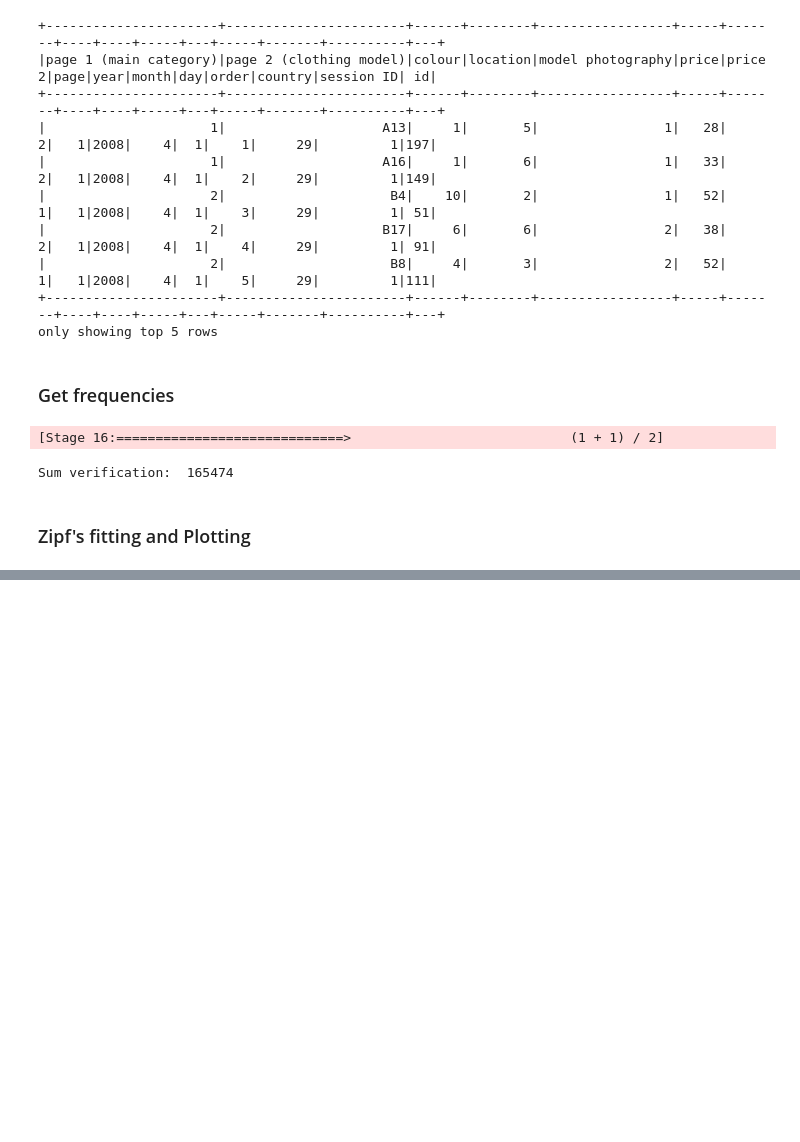
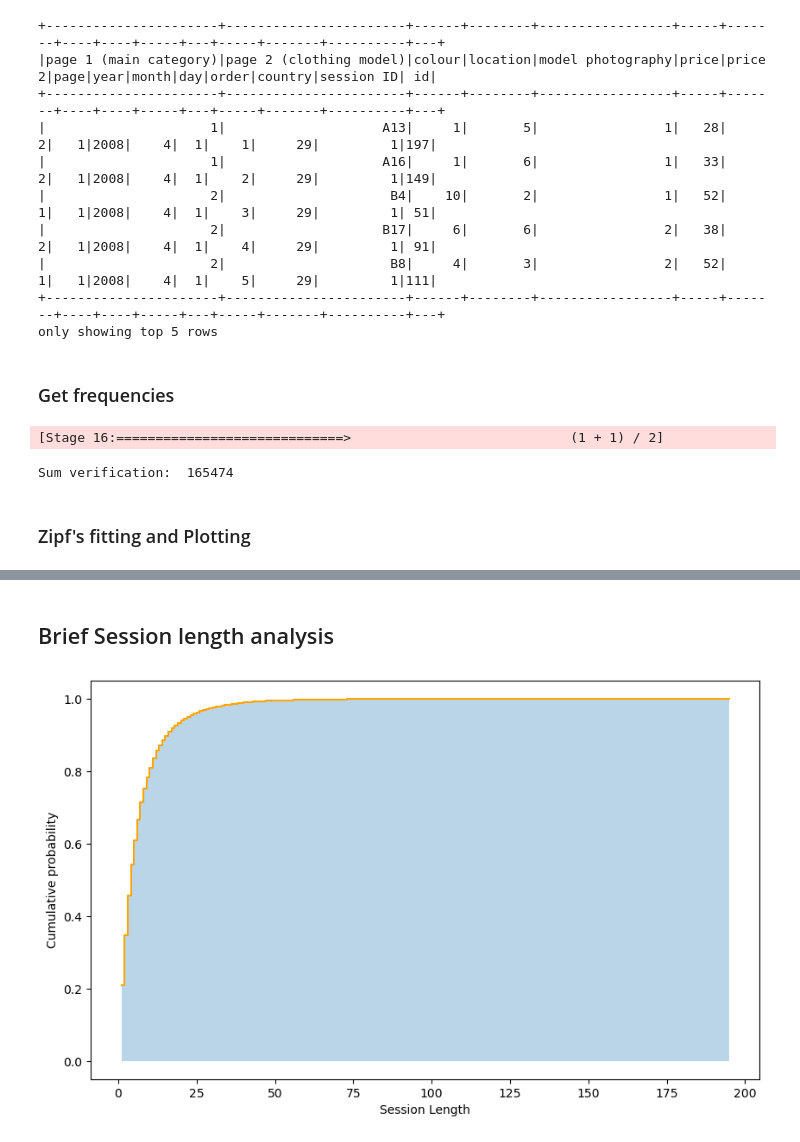
Before and after one commit to namvdo/bdpa-clickflow, a Jupyter notebook: ml/frequential_analysis.ipynb, the cells around one changed output, grey strips where cells are left out. Cells and saved outputs as stored; diff of their text form; code cells hidden in the pictures; blank space fills up the shorter version.

```diff
--- a/ml/frequential_analysis.ipynb
+++ b/ml/frequential_analysis.ipynb
@@ -179,0 +133,18 @@ worst_10_products.show()
+# %% [markdown]
+## Brief Session length analysis
+# %%
+from pyspark.sql import Window
+session_lengths = df.groupBy("Session ID").count().withColumnRenamed("count", "length").groupBy("length").count().orderBy("count")
+session_lengths = session_lengths.withColumn("probability", F.col("count") / session_lengths.agg(F.sum("count")).collect()[0][0])
+pdf = session_lengths.orderBy("length").toPandas()
+#w = Window.orderBy(F.asc("length")).rowsBetween(Window.unboundedPreceding, Window.currentRow) #cumulative sum operator
+#session_lengths = session_lengths.withColumn("cum_probability", F.sum("probability").over(w))
+pdf["cum_probability"] = pdf["probability"].cumsum()
+plt.figure(figsize=(10, 6))
+sns.lineplot(pdf, x = "length", y = "cum_probability", drawstyle="steps-post", color = "orange")
+plt.fill_between(pdf["length"],pdf["cum_probability"], step="post", alpha=0.3)
+plt.xlabel("Session Length")
+plt.ylabel("Cumulative probability")
+plt.show()
+# %% [output]
+[figure, added]
```
Also changed, not shown: parts of 7 cells of this notebook, 1 other file.
